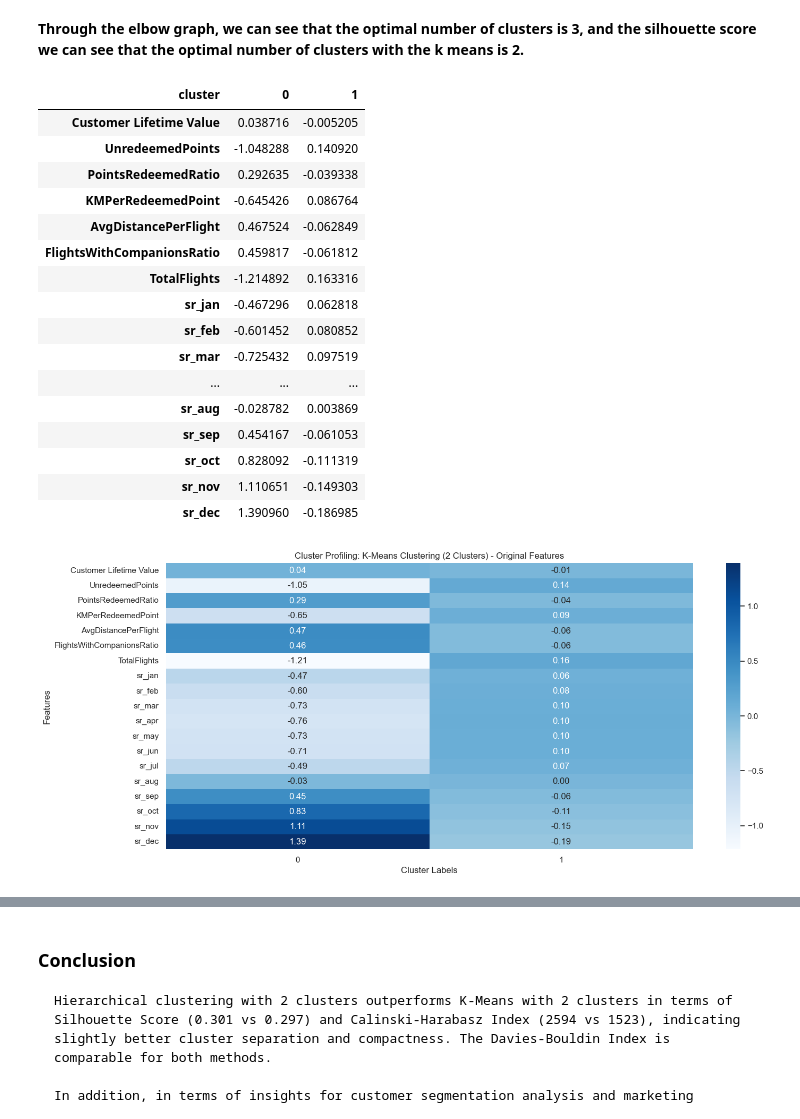
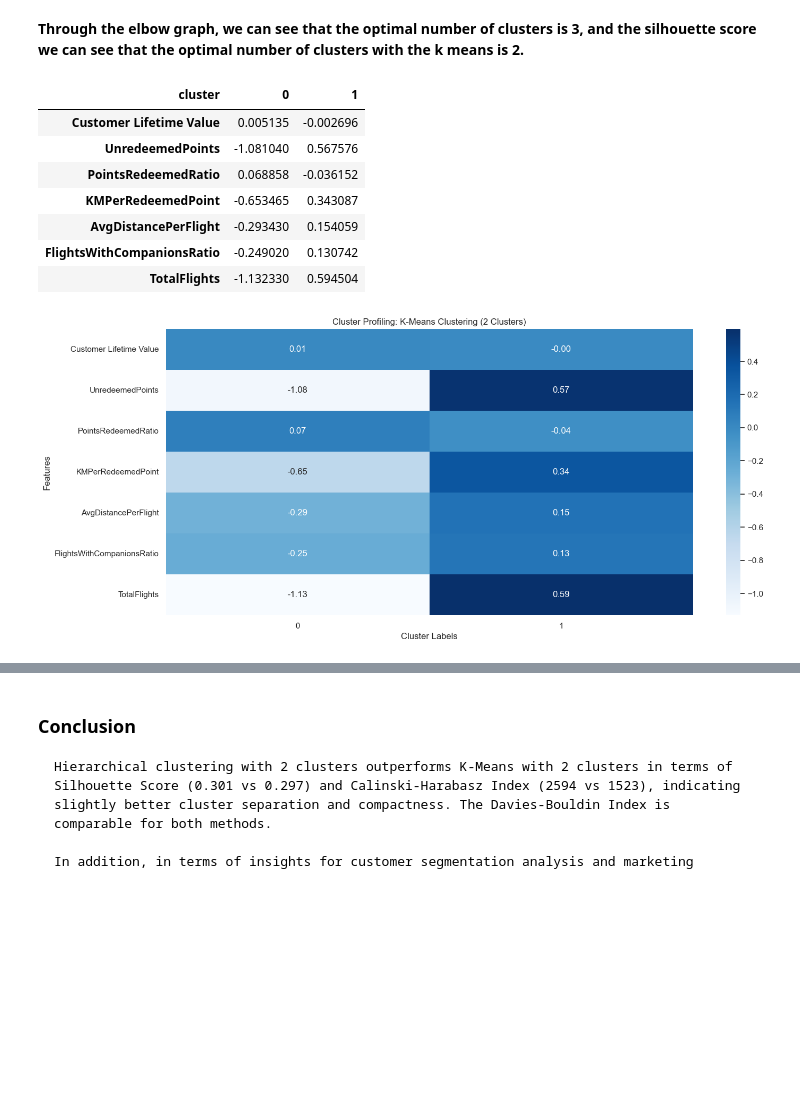
Before and after one commit to calcoafrancisca/Group-39---DM---Part2, a Jupyter notebook: Value-Based-Perspective.ipynb, the cells around one changed output, grey strips where cells are left out. Cells and saved outputs as stored; diff of their text form; code cells hidden in the pictures; blank space fills up the shorter version.

```diff
--- a/Value-Based-Perspective.ipynb
+++ b/Value-Based-Perspective.ipynb
@@ -106,10 +106,7 @@ value_features = [
     'KMPerRedeemedPoint',
     'AvgDistancePerFlight',
     'FlightsWithCompanionsRatio',
-    'TotalFlights',
-
-    'sr_jan', 'sr_feb', 'sr_mar', 'sr_apr', 'sr_may', 'sr_jun',
-    'sr_jul', 'sr_aug', 'sr_sep', 'sr_oct', 'sr_nov', 'sr_dec'
+    'TotalFlights'
 ]
 
 df_value_based = df_value_based[value_features]
@@ -427,7 +380,7 @@ sse2 = []
 
 for k in n_clusters:
     km = KMeans(n_clusters=k, init = "k-means++", max_iter=300, n_init=10)
-    km.fit(df_pca_final)
+    km.fit(df_value_based)
     sse2.append(km.inertia_)
 
 plt.xlabel('Number of Clusters')
@@ -441,8 +394,8 @@ s_scores = []
 n_clusters = range(2, 11)
 for k in n_clusters:
     kmeans = KMeans(n_clusters=k, init="k-means++", max_iter=300, n_init=10, random_state=94)  # Set random_state for reproducibility
-    kmeans.fit(df_pca_final)
-    score = silhouette_score(df_pca_final, kmeans.labels_)
+    kmeans.fit(df_value_based)
+    score = silhouette_score(df_value_based, kmeans.labels_)
     s_scores.append(score)
 
 # Plot silhouette scores dynamically
@@ -458,39 +411,30 @@ plt.show()
 **Through the elbow graph, we can see that the optimal number of clusters is 3, and the silhouette score we can see that the optimal number of clusters with the k means is 2.**
 # %%
 km = KMeans(n_clusters=2, init="k-means++", random_state=94)
-km_labels_2 = km.fit_predict(df_pca_final)
+km_labels_2 = km.fit_predict(df_value_based)
 
 df_value_based_with_clusters = df_value_based.copy()
 df_value_based_with_clusters['cluster'] = km_labels_2
 
 cluster_profile_orig = df_value_based_with_clusters.groupby('cluster').mean()
 
 display(cluster_profile_orig.T)
 
 plt.figure(figsize=(16,7))
 sns.heatmap(cluster_profile_orig.T, cmap="Blues", annot=True, fmt=".2f")
-plt.title("Cluster Profiling: K-Means Clustering (2 Clusters) - Original Features")
+plt.title("Cluster Profiling: K-Means Clustering (2 Clusters)")
 plt.xlabel("Cluster Labels")
 plt.ylabel("Features")
 plt.show()
 # %% [output]
 | cluster | 0 | 1 |
-| Customer Lifetime Value | 0.038716 | -0.005205 |
-| UnredeemedPoints | -1.048288 | 0.140920 |
-| PointsRedeemedRatio | 0.292635 | -0.039338 |
-| KMPerRedeemedPoint | -0.645426 | 0.086764 |
-| AvgDistancePerFlight | 0.467524 | -0.062849 |
-| FlightsWithCompanionsRatio | 0.459817 | -0.061812 |
-| TotalFlights | -1.214892 | 0.163316 |
-| sr_jan | -0.467296 | 0.062818 |
-| sr_feb | -0.601452 | 0.080852 |
-| sr_mar | -0.725432 | 0.097519 |
-| ... | ... | ... |
-| sr_aug | -0.028782 | 0.003869 |
-| sr_sep | 0.454167 | -0.061053 |
-| sr_oct | 0.828092 | -0.111319 |
-| sr_nov | 1.110651 | -0.149303 |
-| sr_dec | 1.390960 | -0.186985 |
+| Customer Lifetime Value | 0.005135 | -0.002696 |
+| UnredeemedPoints | -1.081040 | 0.567576 |
+| PointsRedeemedRatio | 0.068858 | -0.036152 |
+| KMPerRedeemedPoint | -0.653465 | 0.343087 |
+| AvgDistancePerFlight | -0.293430 | 0.154059 |
+| FlightsWithCompanionsRatio | -0.249020 | 0.130742 |
+| TotalFlights | -1.132330 | 0.594504 |
-[figure, old version]
+[figure, new version]
 # %%
 km = KMeans(n_clusters=3, init="k-means++", random_state=94)
```
Also changed, not shown: parts of 42 cells of this notebook.
